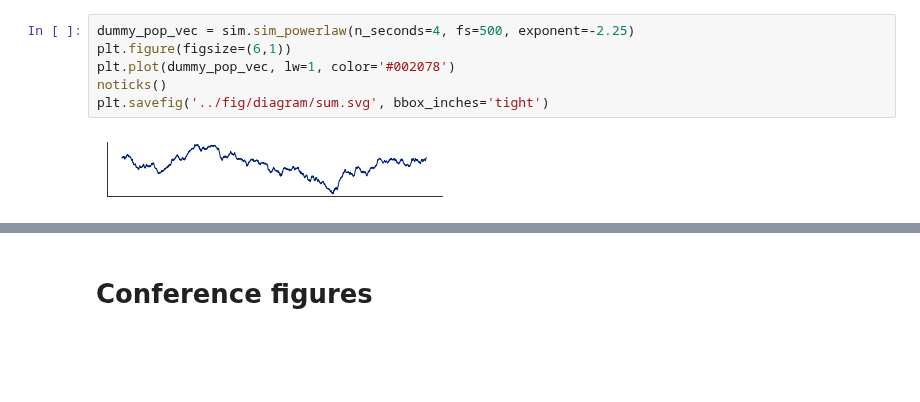
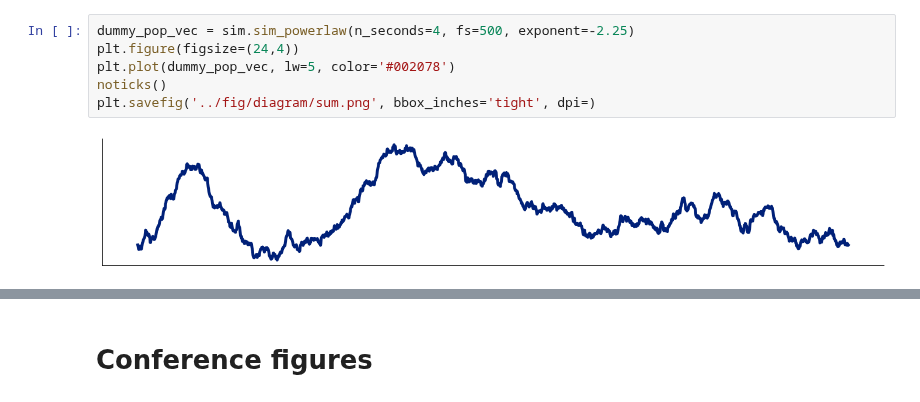
Before and after one commit to voytekresearch/galaxybrain, a Jupyter notebook: notebooks/Diagrams.ipynb, the cells around one changed output, grey strips where cells are left out. Drawn from its saved outputs; the diff is of its cells as text; blank space fills up the shorter version.

```diff
--- a/notebooks/Diagrams.ipynb
+++ b/notebooks/Diagrams.ipynb
@@ -45,11 +48,11 @@ plt.savefig('../fig/diagram/raster_fake.svg', bbox_inches='tight')
 # %%
 dummy_pop_vec = sim.sim_powerlaw(n_seconds=4, fs=500, exponent=-2.25)
-plt.figure(figsize=(6,1))
-plt.plot(dummy_pop_vec, lw=1, color='#002078')
+plt.figure(figsize=(24,4))
+plt.plot(dummy_pop_vec, lw=5, color='#002078')
 noticks()
-plt.savefig('../fig/diagram/sum.svg', bbox_inches='tight')
+plt.savefig('../fig/diagram/sum.png', bbox_inches='tight', dpi=)
 # %% [output]
-[figure, old version]
+[figure, new version]
 # %%
 def dummy_spectrum(exp, dim, clr, xylab, anno_xy):
     """Plot simulated spectrum and aperiodic fit"""
```
Also changed, not shown: parts of 8 cells of this notebook, 3 other files.
